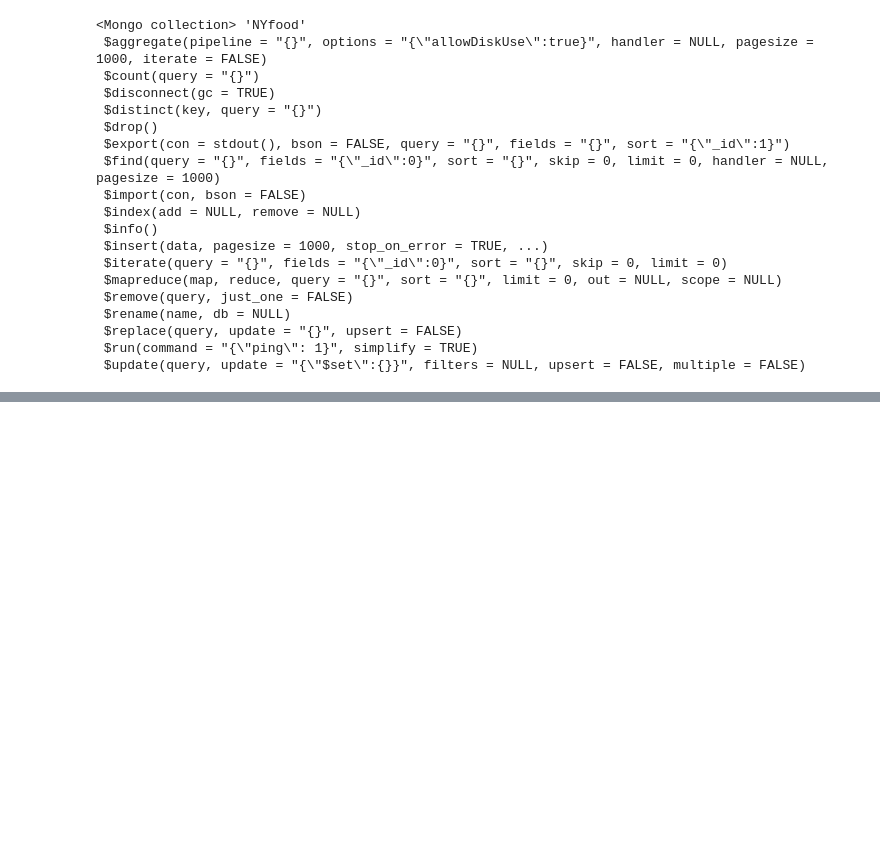
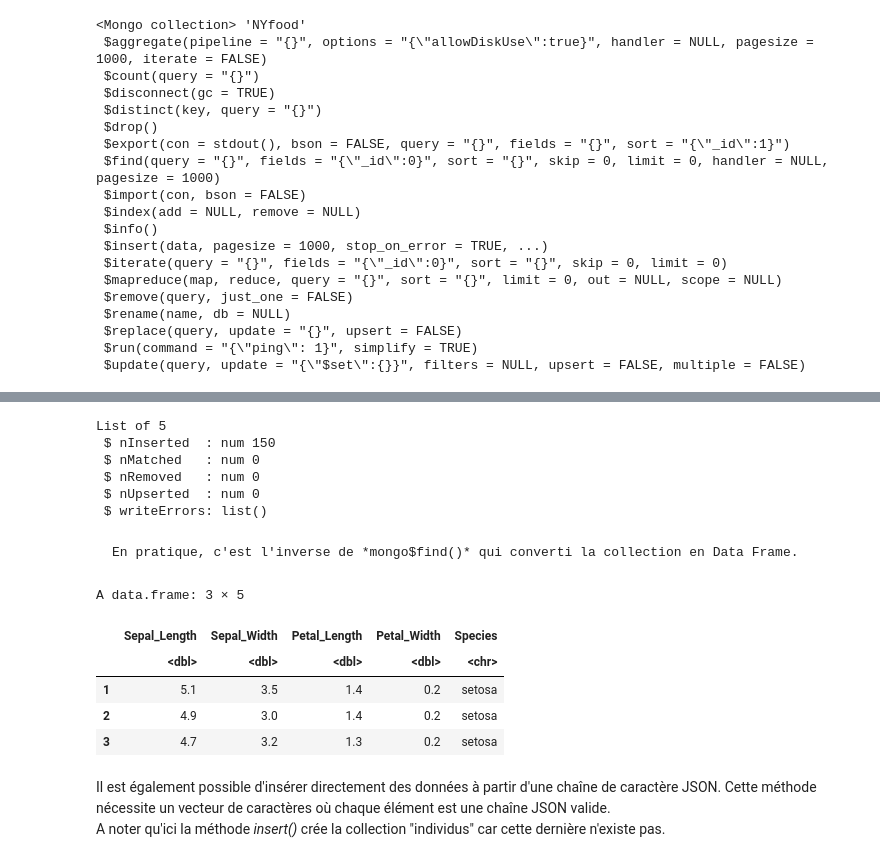
Before and after one commit to rtavenar/mongo_book, a Jupyter notebook: _sources/content/07_scripts_R.ipynb, the cells around one changed output, grey strips where cells are left out. Drawn from its saved outputs; the diff is of its cells as text; code cells hidden in the pictures; blank space fills up the shorter version.

````diff
--- a/_sources/content/07_scripts_R.ipynb
+++ b/_sources/content/07_scripts_R.ipynb
@@ -33,0 +512,27 @@ print(coll)
+# %%
+test <- mongo()
+test$drop()
+test$insert(iris)
+# %% [output]
+List of 5
+ $ nInserted  : num 150
+ $ nMatched   : num 0
+ $ nRemoved   : num 0
+ $ nUpserted  : num 0
+ $ writeErrors: list()
+# %% [markdown]
+```{admonition} Remarque
+En pratique, c'est l'inverse de *mongo$find()* qui converti la collection en Data Frame.
+```
+# %%
+test$find(limit = 3)
+# %% [output]
+A data.frame: 3 × 5
+|  | Sepal_Length | Sepal_Width | Petal_Length | Petal_Width | Species |
+|  | <dbl> | <dbl> | <dbl> | <dbl> | <chr> |
+| 1 | 5.1 | 3.5 | 1.4 | 0.2 | setosa |
+| 2 | 4.9 | 3.0 | 1.4 | 0.2 | setosa |
+| 3 | 4.7 | 3.2 | 1.3 | 0.2 | setosa |
+# %% [markdown]
+Il est également possible d'insérer directement des données à partir d'une chaîne de caractère JSON. Cette méthode nécessite un vecteur de caractères où chaque élément est une chaîne JSON valide.
+A noter qu'ici la méthode *insert()* crée la collection "individus" car cette dernière n'existe pas.
````
Also changed, not shown: parts of 54 cells of this notebook, 19 other files.
